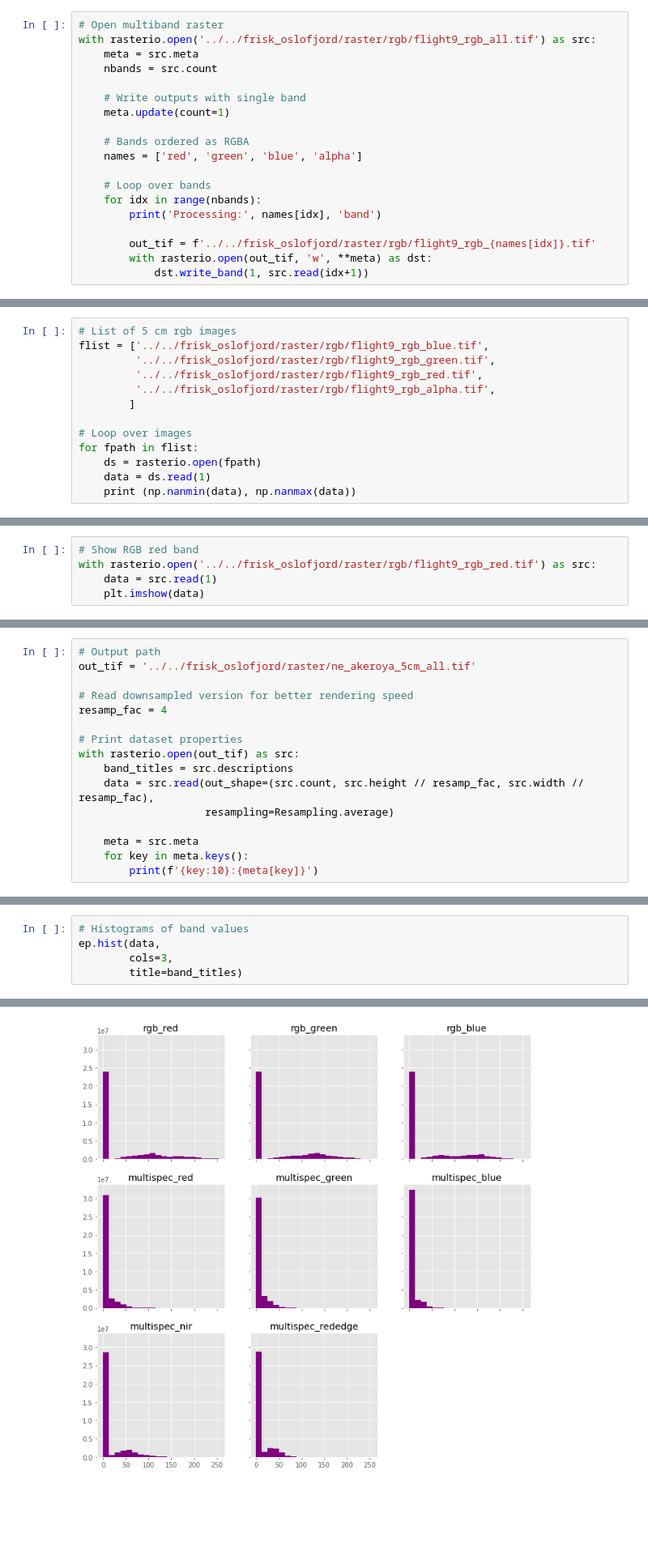
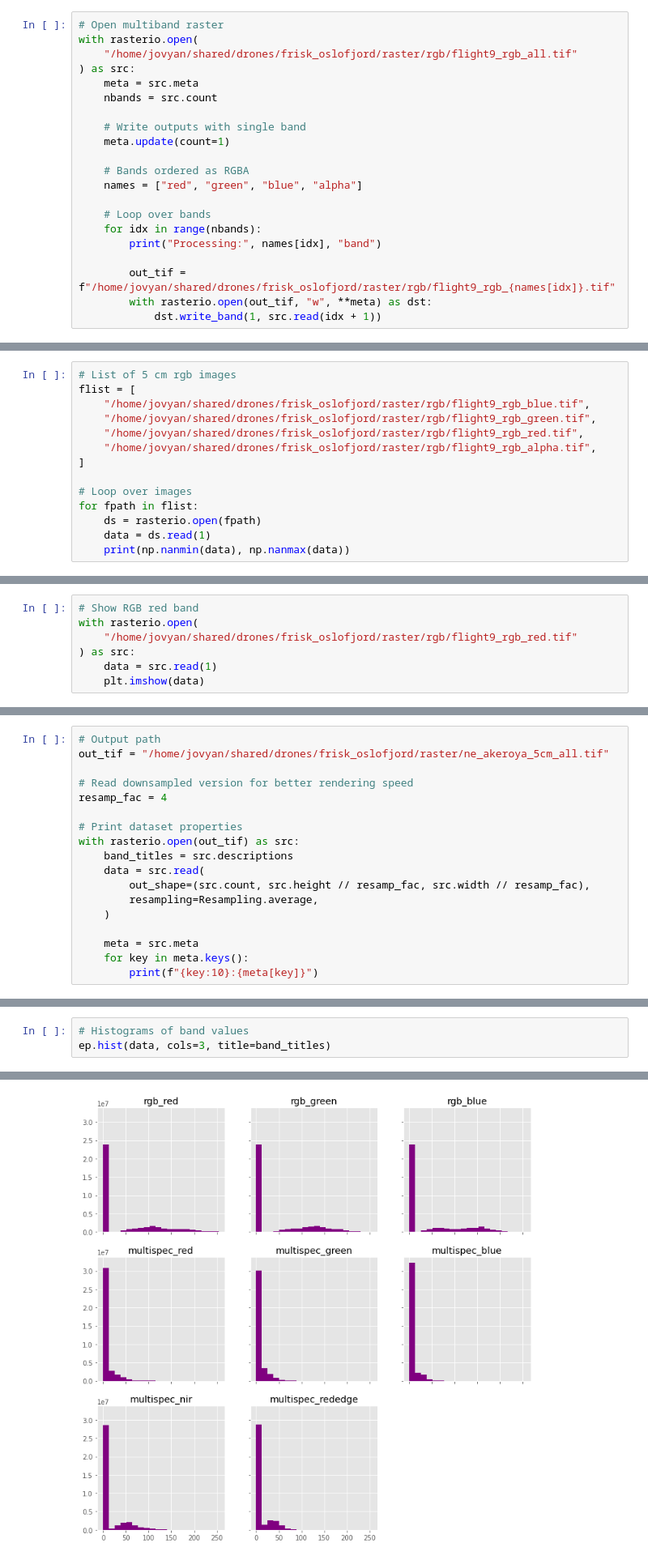
Before and after one commit to JamesSample/image_drone, a Jupyter notebook: notebooks/frisk_oslofjord_raster_proc.ipynb, the cells around one changed output, grey strips where cells are left out. Shown at 81% size. Cells and saved outputs as stored; diff of their text form; blank space fills up the shorter version.

```diff
--- a/notebooks/frisk_oslofjord_raster_proc.ipynb
+++ b/notebooks/frisk_oslofjord_raster_proc.ipynb
@@ -93,7 +100,9 @@ Processing: ../../frisk_oslofjord/raster/rgb/flight9_rgb_all.tif
 The code here extracts each of the 4 RGB bands as a single band raster for further processing.
 # %%
 # Open multiband raster
-with rasterio.open('../../frisk_oslofjord/raster/rgb/flight9_rgb_all.tif') as src:
+with rasterio.open(
+    "/home/jovyan/shared/drones/frisk_oslofjord/raster/rgb/flight9_rgb_all.tif"
+) as src:
     meta = src.meta
     nbands = src.count
 
@@ -101,15 +110,15 @@ with rasterio.open('../../frisk_oslofjord/raster/rgb/flight9_rgb_all.tif') as sr
     meta.update(count=1)
 
     # Bands ordered as RGBA
-    names = ['red', 'green', 'blue', 'alpha']
+    names = ["red", "green", "blue", "alpha"]
 
     # Loop over bands
     for idx in range(nbands):
-        print('Processing:', names[idx], 'band')
+        print("Processing:", names[idx], "band")
 
-        out_tif = f'../../frisk_oslofjord/raster/rgb/flight9_rgb_{names[idx]}.tif'
-        with rasterio.open(out_tif, 'w', **meta) as dst:
-            dst.write_band(1, src.read(idx+1))
+        out_tif = f"/home/jovyan/shared/drones/frisk_oslofjord/raster/rgb/flight9_rgb_{names[idx]}.tif"
+        with rasterio.open(out_tif, "w", **meta) as dst:
+            dst.write_band(1, src.read(idx + 1))
 # %% [output]
 Processing: red band
 Processing: green band
@@ -149,17 +159,18 @@ for fpath in flist:
 Based on this, it looks possible to use the value `255` to indicate NoData, since it's not needed in the pixel values themselves. Does this also work for the RGB bands?
 # %%
 # List of 5 cm rgb images
-flist = ['../../frisk_oslofjord/raster/rgb/flight9_rgb_blue.tif',
-         '../../frisk_oslofjord/raster/rgb/flight9_rgb_green.tif',
-         '../../frisk_oslofjord/raster/rgb/flight9_rgb_red.tif',
-         '../../frisk_oslofjord/raster/rgb/flight9_rgb_alpha.tif',
-        ]
+flist = [
+    "/home/jovyan/shared/drones/frisk_oslofjord/raster/rgb/flight9_rgb_blue.tif",
+    "/home/jovyan/shared/drones/frisk_oslofjord/raster/rgb/flight9_rgb_green.tif",
+    "/home/jovyan/shared/drones/frisk_oslofjord/raster/rgb/flight9_rgb_red.tif",
+    "/home/jovyan/shared/drones/frisk_oslofjord/raster/rgb/flight9_rgb_alpha.tif",
+]
 
 # Loop over images
 for fpath in flist:
     ds = rasterio.open(fpath)
     data = ds.read(1)
-    print (np.nanmin(data), np.nanmax(data))
+    print(np.nanmin(data), np.nanmax(data))
 # %% [output]
 0 255
 0 255
@@ -169,7 +180,9 @@ for fpath in flist:
 Pixel values in the RGB data do seem to include both 0 and 255, which may indicate lack of dynamic range. The code below takes a closer look at one of these images.
 # %%
 # Show RGB red band
-with rasterio.open('../../frisk_oslofjord/raster/rgb/flight9_rgb_red.tif') as src:
+with rasterio.open(
+    "/home/jovyan/shared/drones/frisk_oslofjord/raster/rgb/flight9_rgb_red.tif"
+) as src:
     data = src.read(1)
     plt.imshow(data)
 # %% [output]
@@ -270,7 +284,7 @@ Processing: multispec rededge
 The code below explores and checks the integrated dataset.
 # %%
 # Output path
-out_tif = '../../frisk_oslofjord/raster/ne_akeroya_5cm_all.tif'
+out_tif = "/home/jovyan/shared/drones/frisk_oslofjord/raster/ne_akeroya_5cm_all.tif"
 
 # Read downsampled version for better rendering speed
 resamp_fac = 4
@@ -278,12 +292,14 @@ resamp_fac = 4
 # Print dataset properties
 with rasterio.open(out_tif) as src:
     band_titles = src.descriptions
-    data = src.read(out_shape=(src.count, src.height // resamp_fac, src.width // resamp_fac),
-                    resampling=Resampling.average)
+    data = src.read(
+        out_shape=(src.count, src.height // resamp_fac, src.width // resamp_fac),
+        resampling=Resampling.average,
+    )
 
     meta = src.meta
     for key in meta.keys():
-        print(f'{key:10}:{meta[key]}')
+        print(f"{key:10}:{meta[key]}")
 # %% [output]
 driver    :GTiff
 dtype     :uint8
@@ -316,8 +329,6 @@ array([[<matplotlib.axes._subplots.AxesSubplot object at 0x...>,
 The multispectral data looks very dark compared to the RGB data. Let's take a look at histograms for each band.
 # %%
 # Histograms of band values
-ep.hist(data,
-        cols=3,
-        title=band_titles)
+ep.hist(data, cols=3, title=band_titles)
 # %% [output]
 (<Figure size 864x864 with 9 Axes>,
@@ -334,4 +344,4 @@ ep.hist(data,
-[figure, old version]
+[figure, new version]
 # %% [markdown]
 It is clear from the histograms above that the multispectral data is using only a small portion of the available range compared to the RGB data. Applying a "linear stretch" to these data should therefore give a better aesthetic appearance. **This might also help the ML algorithm - consider incorporating this change permanently?**
 # %%
```
Also changed, not shown: parts of 10 cells of this notebook, 1 other file.
